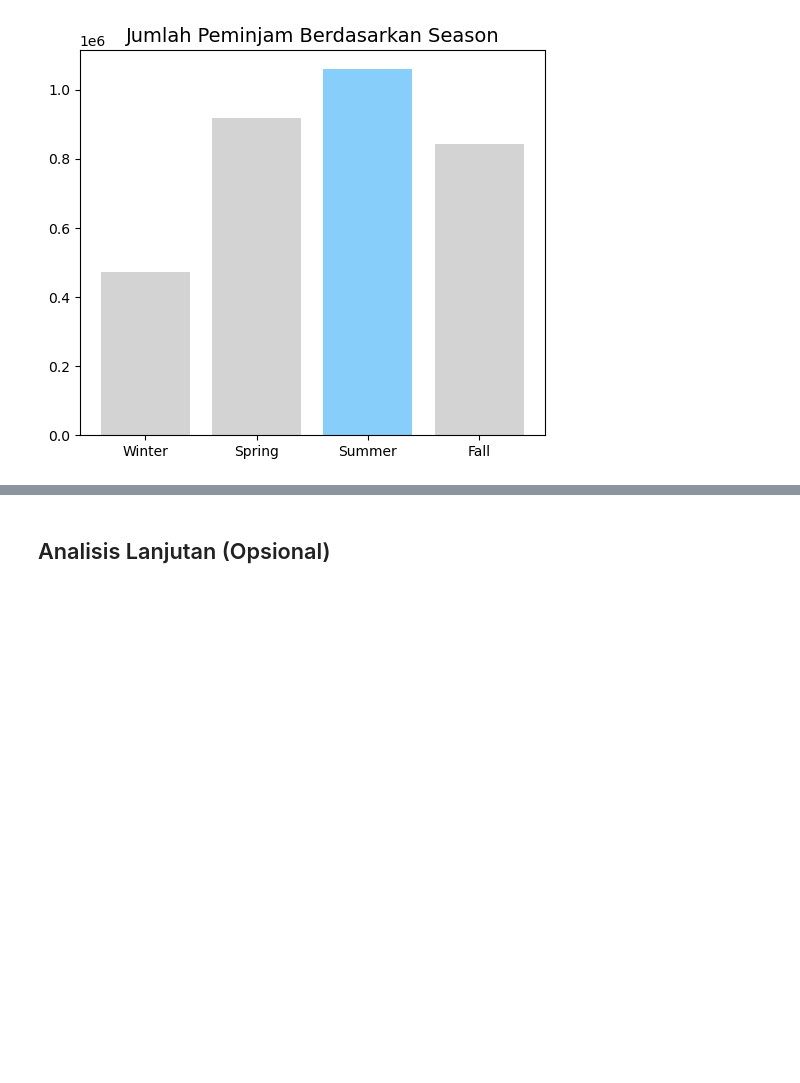
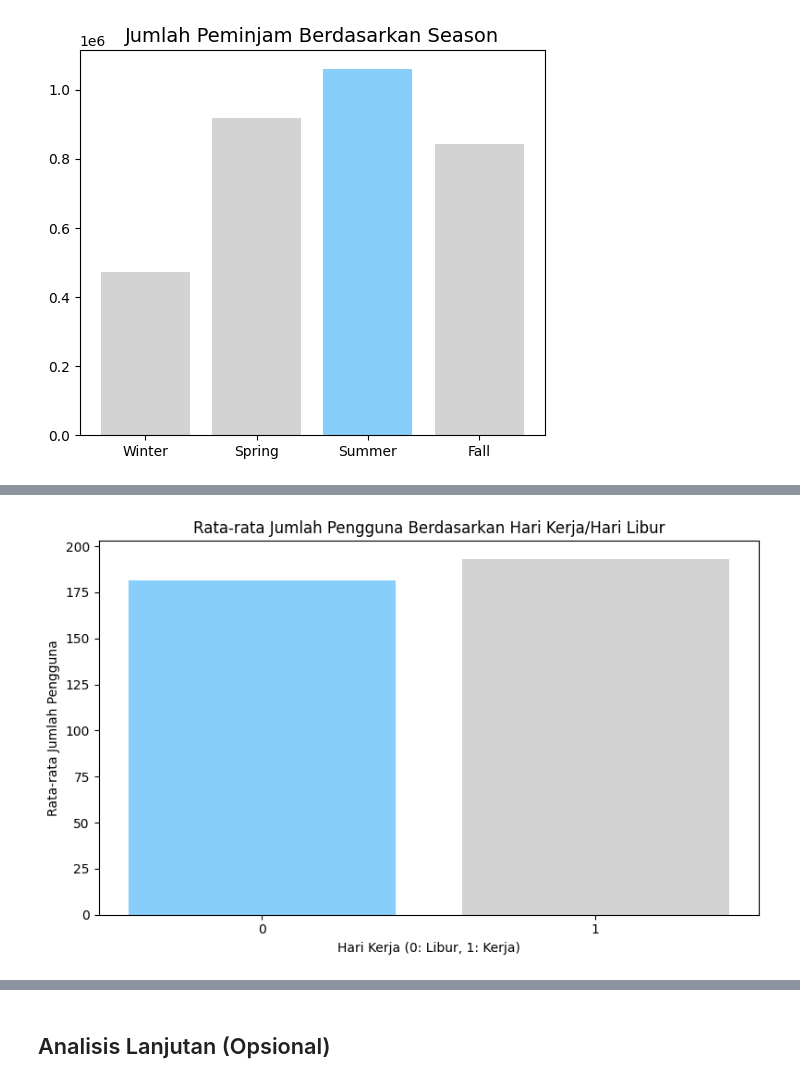
Before and after one commit to DESTYAWANSATRIA/Proyek-Analisis-Data, a Jupyter notebook: notebook.ipynb, the cells around one changed output, grey strips where cells are left out. Cells and saved outputs as stored; diff of their text form; code cells hidden in the pictures; blank space fills up the shorter version.

```diff
--- a/notebook.ipynb
+++ b/notebook.ipynb
@@ -337,0 +455,15 @@ plt.show()
+# %%
+# Menghitung rata-rata jumlah pengguna berdasarkan jenis hari
+avg_users = hour_df.groupby('workingday')['cnt'].mean().reset_index()
+
+# Membuat bar plot
+plt.figure(figsize=(8, 5))
+plt.bar(avg_users['workingday'].astype(str), avg_users['cnt'], color=['#87CEFA', '#D3D3D3'])
+plt.title('Rata-rata Jumlah Pengguna Berdasarkan Hari Kerja/Hari Libur')
+plt.xlabel('Hari Kerja (0: Libur, 1: Kerja)')
+plt.ylabel('Rata-rata Jumlah Pengguna')
+plt.xticks(rotation=0)
+plt.tight_layout()
+plt.show()
+# %% [output]
+[figure, added]
```
Also changed, not shown: parts of 37 cells of this notebook.
